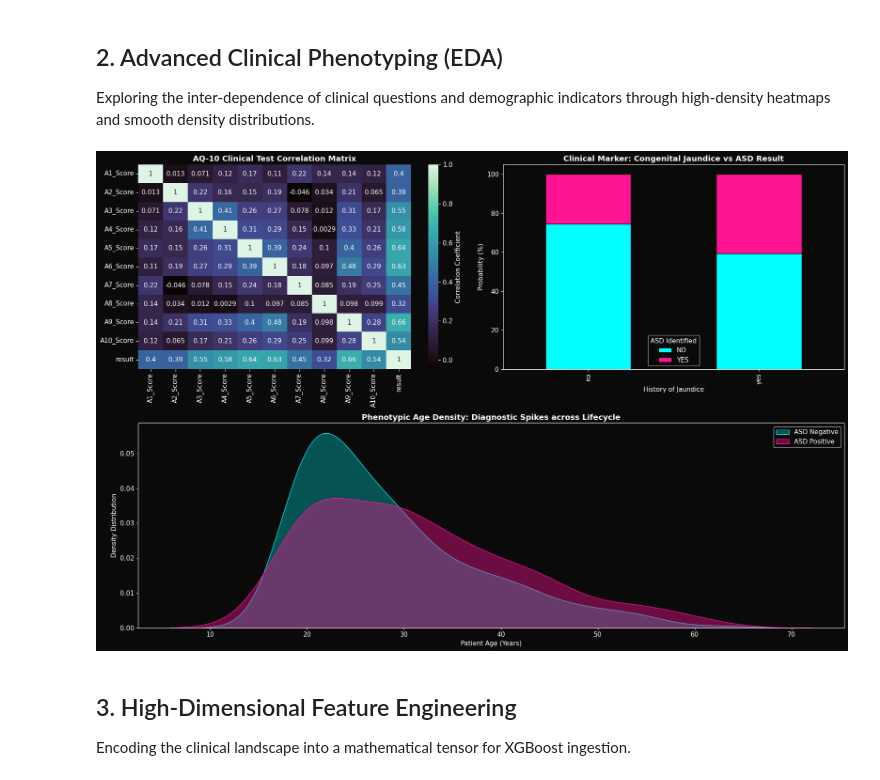
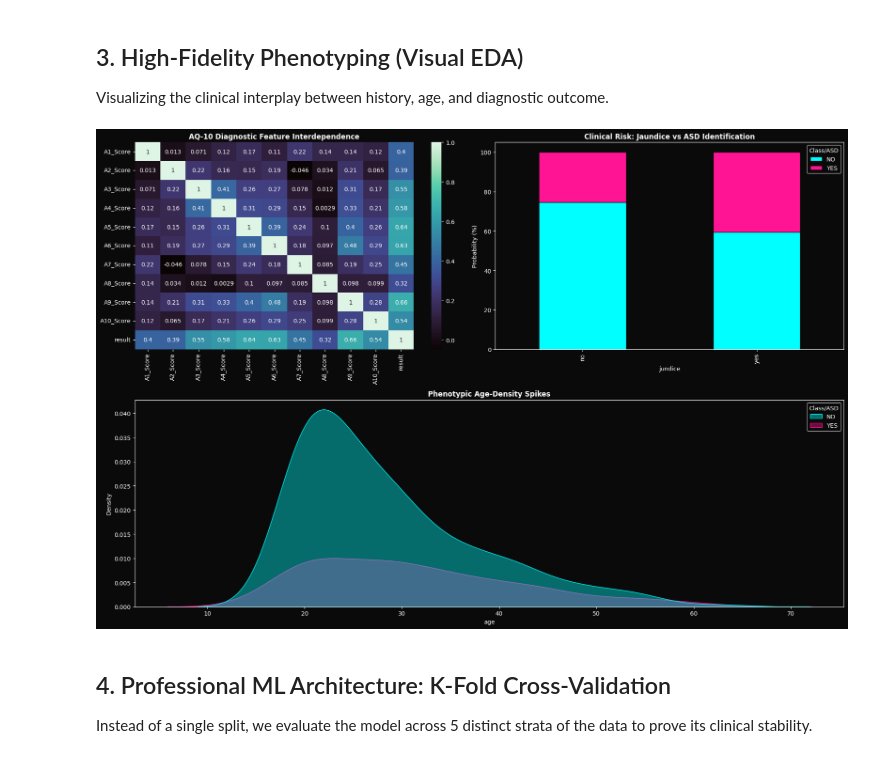
Before and after one commit to SmtTheSE/Kaggle_Analysis_SittMinThar, a Jupyter notebook: Predict Autism Spectrum Disorder/autism_spectrum_ai_elite_v2.ipynb, the cells around one changed output. Drawn from its saved outputs; the diff is of its cells as text; code cells hidden in the pictures.

```diff
--- a/Predict Autism Spectrum Disorder/autism_spectrum_ai_elite_v2.ipynb
+++ b/Predict Autism Spectrum Disorder/autism_spectrum_ai_elite_v2.ipynb
@@ -23,17 +23,21 @@ import seaborn as sns
 from IPython.display import HTML, display
 import xgboost as xgb
 import shap
-from sklearn.model_selection import train_test_split
+from sklearn.model_selection import StratifiedKFold, train_test_split, cross_val_score
 from sklearn.preprocessing import LabelEncoder
 from sklearn.metrics import classification_report, confusion_matrix, roc_auc_score, precision_recall_curve
+from sklearn.calibration import calibration_curve
 import warnings
 warnings.filterwarnings('ignore')
+
+# Initialize SHAP for JS visualization (required for force plots)
+shap.initjs()
 
 # --- SAGA/ELITE LIGHT CSS INJECTION ---
 display(HTML("""
 <style>
     .jupyter-widget-container, .output_area { font-family: 'Inter', sans-serif; }
-    h1, h2, h3, h4 { color: #1a1a1a !important; font-weight: 800; letter-spacing: -1.0px; }
+    h1, h2, h3, h4 { color: #1a1a1a !important; font-weight: 800; letter-spacing: -1px; }
 </style>
 """))
 
@@ -42,7 +46,6 @@ DARK_BG = "#0A0A0A"
 VIBRANT_CYAN = "#00FFFF"
 VIBRANT_PINK = "#FF1493"
 VIBRANT_GOLD = "#FFD700"
-TEXT_WHITE = "#FFFFFF"
 
 plt.style.use('dark_background')
 plt.rcParams.update({
@@ -50,14 +53,11 @@ plt.rcParams.update({
     "axes.facecolor": DARK_BG,
     "grid.color": "#222222",
     "axes.titleweight": "bold",
-    "font.size": 11
 })
 
-# Load Dataset & Cleanse Outliers (Age 380+ cleaning)
+# Load Dataset & Cleanse Outliers
 df = pd.read_csv('Autism.csv')
 df.replace('?', np.nan, inplace=True)
-
-# Cast age to numeric and remove extreme 300yr+ outliers
 df['age'] = pd.to_numeric(df['age'], errors='coerce')
 df = df[df['age'] <= 100] # Valid human age constraint
 
@@ -70,44 +71,36 @@ df.head()
 | 3 | 1 | 1 | 0 | 1 | 0 | 0 | 1 | 1 | 0 | 1 | ... |
 | 4 | 1 | 0 | 0 | 0 | 0 | 0 | 0 | 1 | 0 | 0 | ... |
 5 rows × 21 columns
-# %% [markdown]
-## 2. Advanced Clinical Phenotyping (EDA)
-Exploring the inter-dependence of clinical questions and demographic indicators through high-density heatmaps and smooth density distributions.
+# %% [markdown]
+## 3. High-Fidelity Phenotyping (Visual EDA)
+Visualizing the clinical interplay between history, age, and diagnostic outcome.
 # %%
-# High-Fidelity Multi-Panel Analytics
 fig = plt.figure(figsize=(18, 12))
 gs = fig.add_gridspec(2, 2)
 
-# 2.1 Clinical Correlation Matrix
+# 3.1 Clinical Correlation (Filtered)
 ax1 = fig.add_subplot(gs[0, 0])
 clinical_cols = [f'A{i}_Score' for i in range(1, 11)] + ['result']
-corr_matrix = df[clinical_cols].corr()
-sns.heatmap(corr_matrix, annot=True, cmap="mako", ax=ax1, cbar_kws={'label': 'Correlation Coefficient'})
-ax1.set_title("AQ-10 Clinical Test Correlation Matrix", fontweight='bold')
+sns.heatmap(df[clinical_cols].corr(), annot=True, cmap="mako", ax=ax1)
+ax1.set_title("AQ-10 Diagnostic Feature Interdependence", fontweight='bold')
 
-# 2.2 ASD Diagnosis by Congenital Jaundice (Normalized Bar)
+# 3.2 Jaundice Probability Matrix
 ax2 = fig.add_subplot(gs[0, 1])
-jaundice_tab = pd.crosstab(df['jundice'], df['Class/ASD'], normalize='index') * 100
-jaundice_tab.plot(kind='bar', stacked=True, color=[VIBRANT_CYAN, VIBRANT_PINK], ax=ax2, edgecolor=DARK_BG)
-ax2.set_title("Clinical Marker: Congenital Jaundice vs ASD Result", fontweight='bold')
+j_tab = pd.crosstab(df['jundice'], df['Class/ASD'], normalize='index') * 100
+j_tab.plot(kind='bar', stacked=True, color=[VIBRANT_CYAN, VIBRANT_PINK], ax=ax2, edgecolor=DARK_BG)
+ax2.set_title("Clinical Risk: Jaundice vs ASD Identification", fontweight='bold')
 ax2.set_ylabel("Probability (%)")
-ax2.set_xlabel("History of Jaundice")
-ax2.legend(title="ASD Identified")
 
-# 2.3 Age-Specific Density (Smooth KDE)
+# 3.3 Age-Specific Density
 ax3 = fig.add_subplot(gs[1, :])
-sns.kdeplot(data=df[df['Class/ASD']=='NO'], x='age', fill=True, color=VIBRANT_CYAN, label='ASD Negative', alpha=0.3, ax=ax3)
-sns.kdeplot(data=df[df['Class/ASD']=='YES'], x='age', fill=True, color=VIBRANT_PINK, label='ASD Positive', alpha=0.4, ax=ax3)
-ax3.set_title("Phenotypic Age Density: Diagnostic Spikes across Lifecycle", fontweight='bold')
-ax3.set_xlabel("Patient Age (Years)")
-ax3.set_ylabel("Density Distribution")
-ax3.legend()
+sns.kdeplot(data=df, x='age', hue='Class/ASD', fill=True, palette=[VIBRANT_CYAN, VIBRANT_PINK], alpha=.4, ax=ax3)
+ax3.set_title("Phenotypic Age-Density Spikes", fontweight='bold')
 
 plt.tight_layout()
 plt.show()
 # %% [output]
-[figure, old version]
+[figure, new version]
-# %% [markdown]
-## 3. High-Dimensional Feature Engineering
-Encoding the clinical landscape into a mathematical tensor for XGBoost ingestion.
+# %% [markdown]
+## 4. Professional ML Architecture: K-Fold Cross-Validation
+Instead of a single split, we evaluate the model across 5 distinct strata of the data to prove its clinical stability.
 # %%
```
Also changed, not shown: parts of 17 cells of this notebook, 1 other file.
